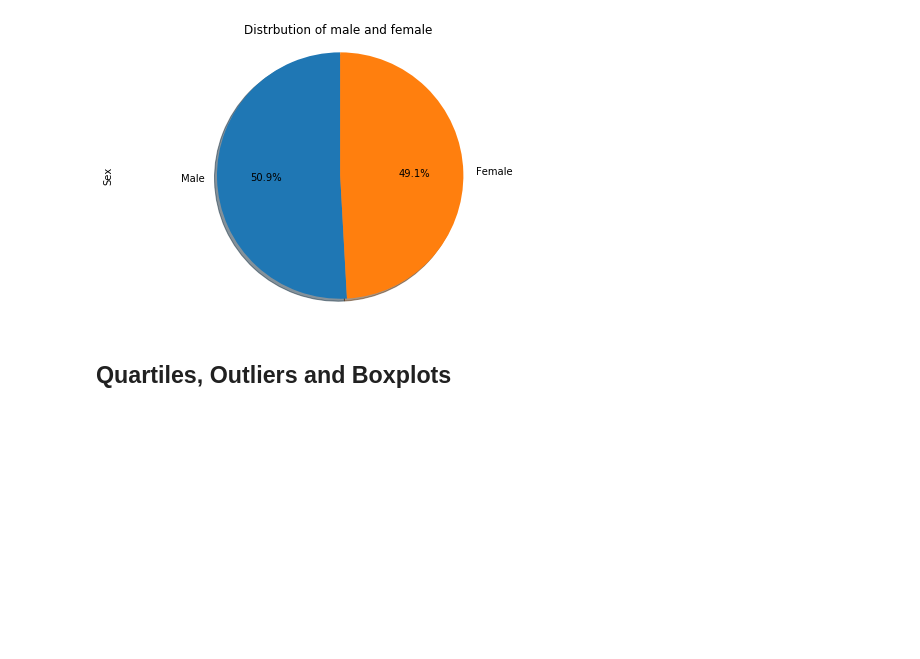
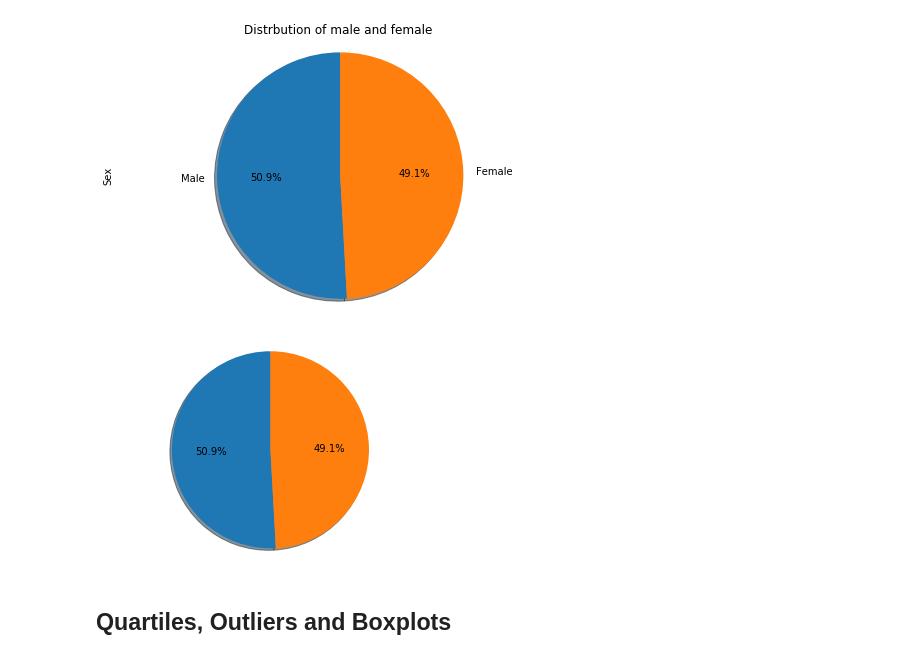
Before and after one commit to HaifaNajdawi/Matplotlib_The_power_of_plot, a Jupyter notebook: Pymaceuticals/pymaceuticals_starter.ipynb, the cells around one changed output. Drawn from its saved outputs; the diff is of its cells as text; code cells hidden in the pictures; blank space fills up the shorter version.

```diff
--- a/Pymaceuticals/pymaceuticals_starter.ipynb
+++ b/Pymaceuticals/pymaceuticals_starter.ipynb
@@ -145,6 +159,11 @@ plt.show()
 [figure]
 # %%
 # Generate a pie plot showing the distribution of female versus male mice using pyplot
+plt.pie(sex_of_mice,autopct='%1.1f%%',shadow=True,startangle=90)
+plt.axis('equal')
+plt.show()
+# %% [output]
+[figure, added]
 # %% [markdown]
 ## Quartiles, Outliers and Boxplots
 # %%
```
Also changed, not shown: parts of 4 cells of this notebook.
